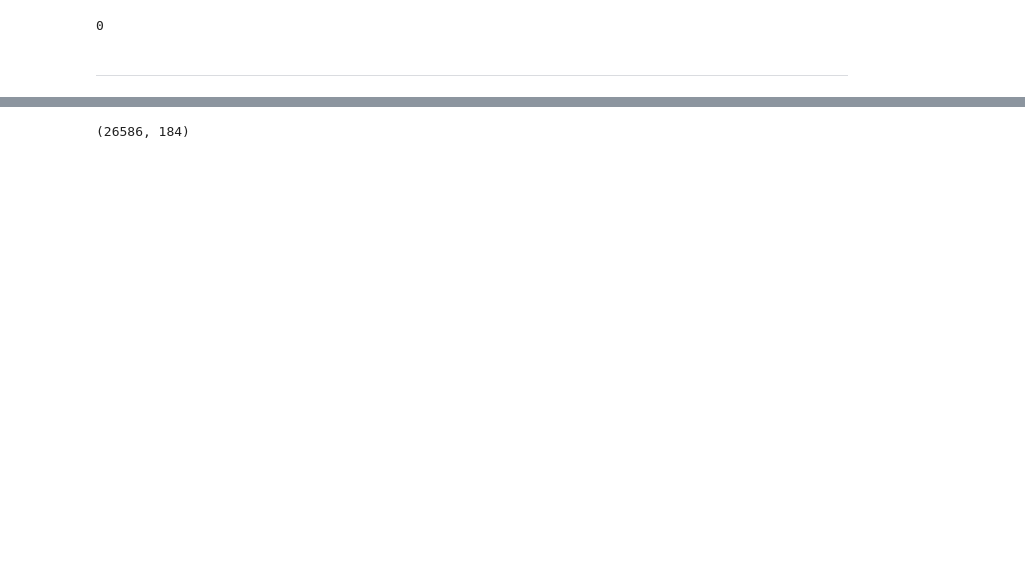
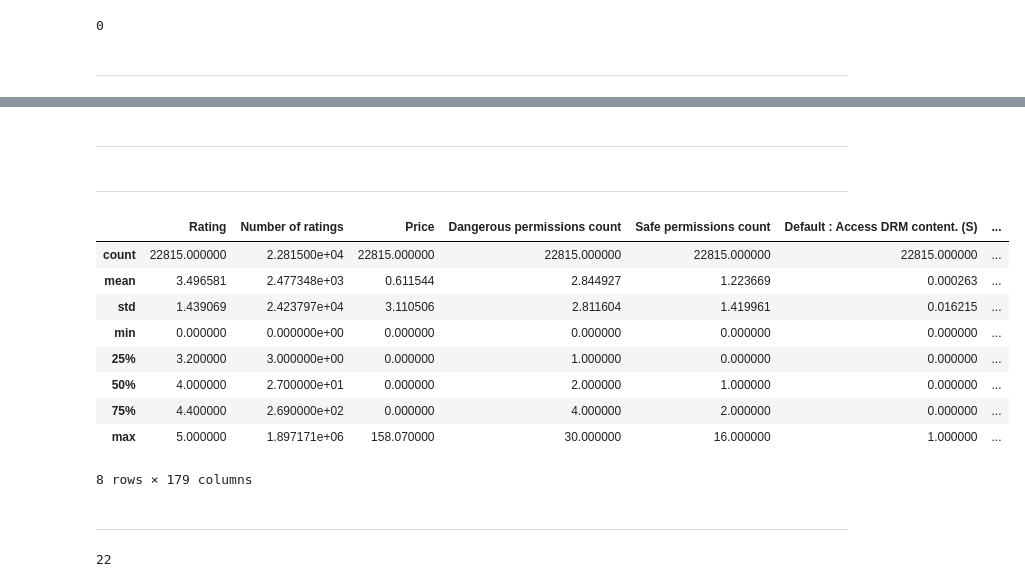
Before and after one commit to kunalNbadgujar/ANDROID-AUTHENTICITY-PREDICTION, a Jupyter notebook: team_ANDROID_AUTHENTICITY_PREDICTION.ipynb, the cells around one changed output, grey strips where cells are left out. Drawn from its saved outputs; the diff is of its cells as text; code cells hidden in the pictures; blank space fills up the shorter version.

```diff
--- a/team_ANDROID_AUTHENTICITY_PREDICTION.ipynb
+++ b/team_ANDROID_AUTHENTICITY_PREDICTION.ipynb
@@ -597,6 +600,33 @@ df.duplicated().sum()
-# %%
-df.drop_duplicates(inplace=True)
+# %%
+# Remove the Duplicated Entries
+
+
+df.drop_duplicates(subset='Package',inplace=True)
+# %% [markdown]
+
+
+---
+# %%
+# lets remove the unnesessury columns
+
+# we have to predict App is Malware or benign , we don't need - App name , Its description , and related apps
+
+
+df.drop(["App","Description","Related apps"], axis=1, inplace=True)
+# %% [markdown]
+
+
+---
 # %%
-df.shape
+df.describe()
 # %% [output]
+|  | Rating | Number of ratings | Price | Dangerous permissions count | Safe permissions count | Default : Access DRM content. (S) | ... |
+| count | 22815.000000 | 2.281500e+04 | 22815.000000 | 22815.000000 | 22815.000000 | 22815.000000 | ... |
+| mean | 3.496581 | 2.477348e+03 | 0.611544 | 2.844927 | 1.223669 | 0.000263 | ... |
+| std | 1.439069 | 2.423797e+04 | 3.110506 | 2.811604 | 1.419961 | 0.016215 | ... |
+| min | 0.000000 | 0.000000e+00 | 0.000000 | 0.000000 | 0.000000 | 0.000000 | ... |
+| 25% | 3.200000 | 3.000000e+00 | 0.000000 | 1.000000 | 0.000000 | 0.000000 | ... |
+| 50% | 4.000000 | 2.700000e+01 | 0.000000 | 2.000000 | 1.000000 | 0.000000 | ... |
+| 75% | 4.400000 | 2.690000e+02 | 0.000000 | 4.000000 | 2.000000 | 0.000000 | ... |
+| max | 5.000000 | 1.897171e+06 | 158.070000 | 30.000000 | 16.000000 | 1.000000 | ... |
-(26586, 184)
+8 rows × 179 columns
@@ -602,0 +637,4 @@ df.shape
+# %% [markdown]
+
+
+---
@@ -602,0 +650,4 @@ df.shape
+# %%
+len(col_with_all_zeros)
+# %% [output]
+22
```
Also changed, not shown: parts of 11 cells of this notebook.
